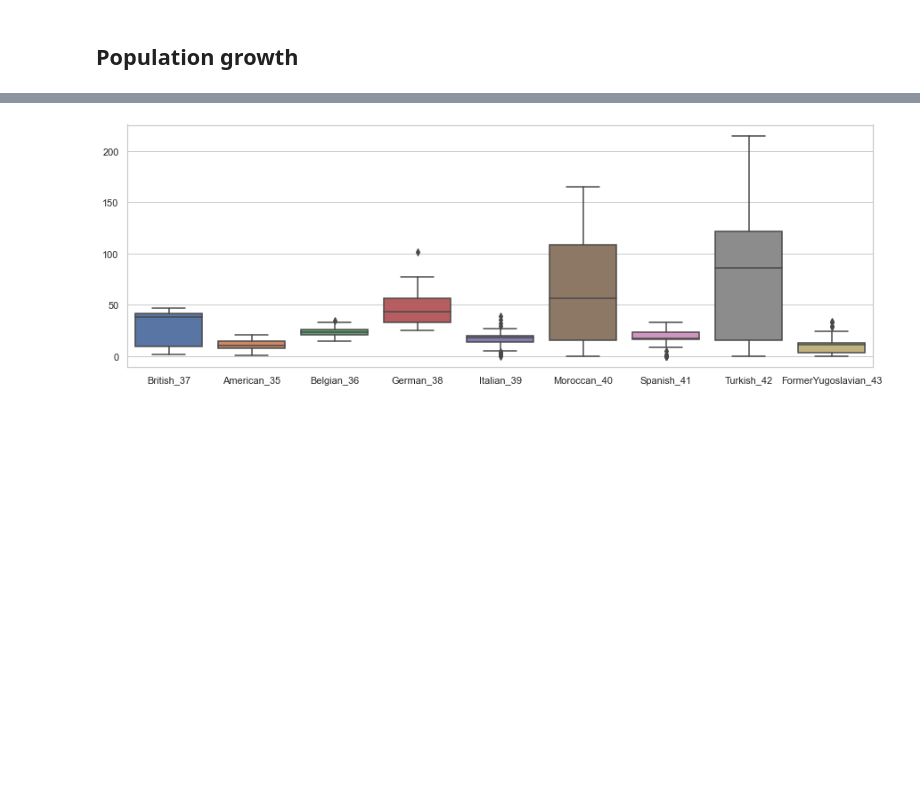
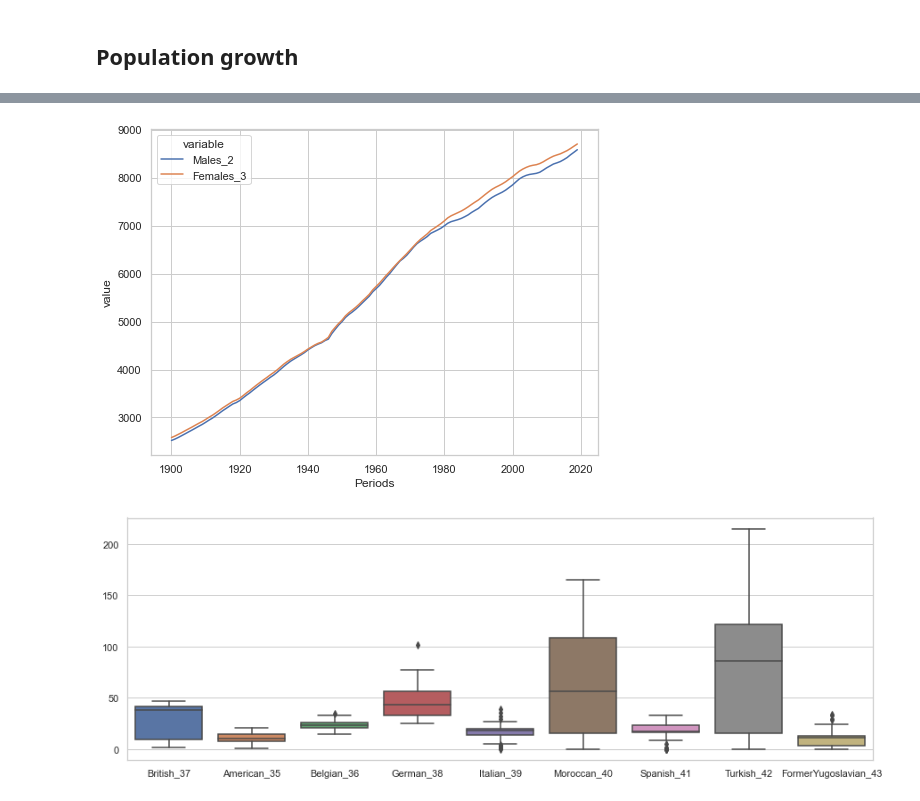
Before and after one commit to ImyPG/Solo-Project, a Jupyter notebook: Netherlands.ipynb, the cells around one changed output, grey strips where cells are left out. Cells and saved outputs as stored; diff of their text form; code cells hidden in the pictures; blank space fills up the shorter version.

```diff
--- a/Netherlands.ipynb
+++ b/Netherlands.ipynb
@@ -74,3 +60,7 @@ NL.head()
 | 2 | 2 | 1901 | 5163.0 | 2550.0 | 2613.0 | 5163.0 | 2286.0 | ... |
 | 3 | 3 | 1902 | 5233.0 | 2584.0 | 2649.0 | 5233.0 | 2314.0 | ... |
 | 4 | 4 | 1903 | 5307.0 | 2622.0 | 2685.0 | 5307.0 | 2344.0 | ... |
+# %%
+gender_df=NL[['Periods','Males_2','Females_3']]
+gender_df=pd.melt(gender_df,id_vars=['Periods'])
+gender_df.head()
@@ -154,3 +148,8 @@ sns.histplot?
+# %%
+plt.figure(figsize=(8,6))
+sns.lineplot(data=gender_df, x='Periods', y='value',hue='variable');
+# %% [output]
+[figure, added]
 # %%
 plt.figure(figsize=(15,5))
 sns.set_style("whitegrid")
```
Also changed, not shown: parts of 40 cells of this notebook.
